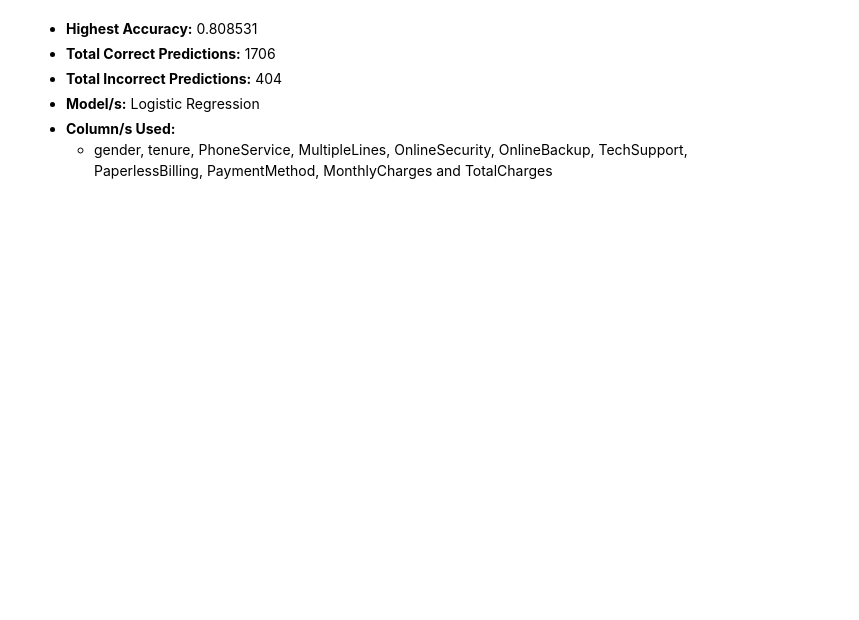
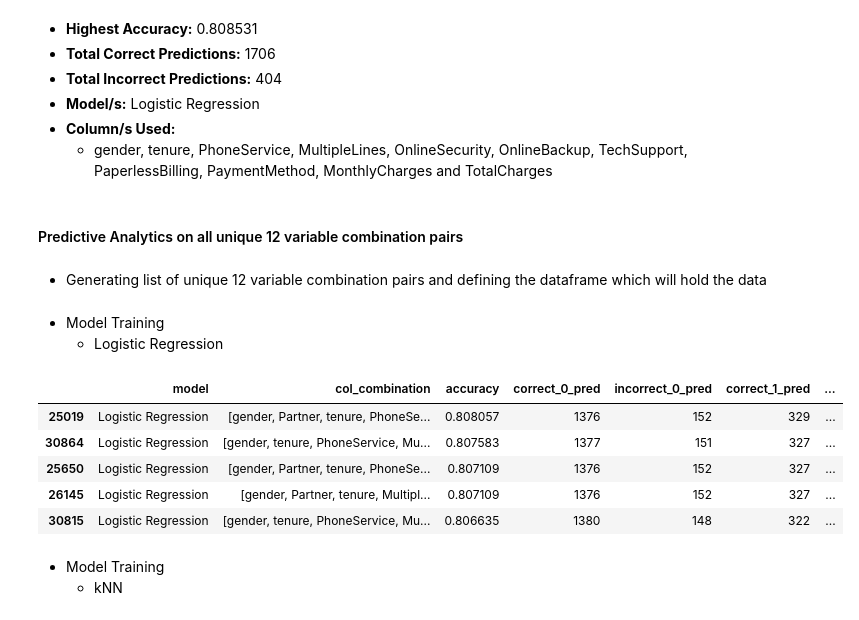
Before and after one commit to HarshTanwar001/Churn-Analysis, a Jupyter notebook: Churn_Analysis.ipynb, the cells around one changed output. Drawn from its saved outputs; the diff is of its cells as text; code cells hidden in the pictures; blank space fills up the shorter version.

Commit message:
Predictive Analytics on all unique 12 column combination pairs

```diff
--- a/Churn_Analysis.ipynb
+++ b/Churn_Analysis.ipynb
@@ -2078,3 +2078,30 @@ data_11_comb.sort_values(by='accuracy', ascending=False).head()
       </ul>
     </li>
 </ul>
+# %% [markdown]
+#### Predictive Analytics on all unique 12 variable combination pairs
+# %% [markdown]
+- Generating list of unique 12 variable combination pairs and defining the dataframe which will hold the data
+# %%
+columns = list(df.columns)
+columns.remove('customerID')
+columns.remove('Churn')
+
+unique_12 = list(combinations(columns, 12))
+
+data_12_comb = pd.DataFrame(
+    columns=[
+        'model',
+        'col_combination',
+        'accuracy',
+        'correct_0_pred',
+        'incorrect_0_pred',
+        'correct_1_pred',
+        'incorrect_1_pred',
+        'total_correct_pred',
+        'total_incorrect_pred'
+    ]
+)
+# %% [markdown]
+- Model Training
+    - Logistic Regression
@@ -2080,0 +2111,12 @@ data_11_comb.sort_values(by='accuracy', ascending=False).head()
+# %%
+data_12_comb.sort_values(by='accuracy', ascending=False).head()
+# %% [output]
+|  | model | col_combination | accuracy | correct_0_pred | incorrect_0_pred | correct_1_pred | ... |
+| 25019 | Logistic Regression | [gender, Partner, tenure, PhoneSe... | 0.808057 | 1376 | 152 | 329 | ... |
+| 30864 | Logistic Regression | [gender, tenure, PhoneService, Mu... | 0.807583 | 1377 | 151 | 327 | ... |
+| 25650 | Logistic Regression | [gender, Partner, tenure, PhoneSe... | 0.807109 | 1376 | 152 | 327 | ... |
+| 26145 | Logistic Regression | [gender, Partner, tenure, Multipl... | 0.807109 | 1376 | 152 | 327 | ... |
+| 30815 | Logistic Regression | [gender, tenure, PhoneService, Mu... | 0.806635 | 1380 | 148 | 322 | ... |
+# %% [markdown]
+- Model Training
+    - kNN
```
Also changed, not shown: parts of 10 cells of this notebook.
